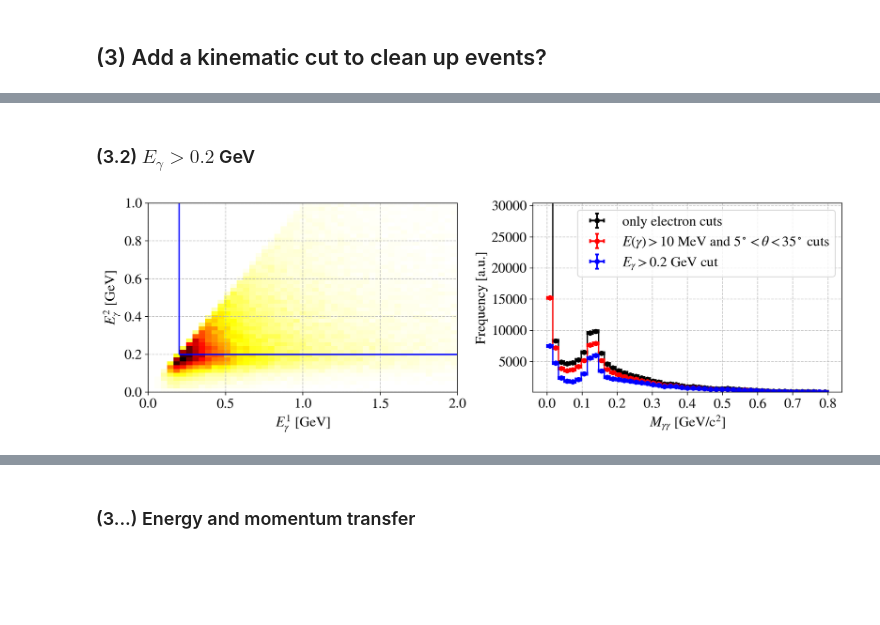
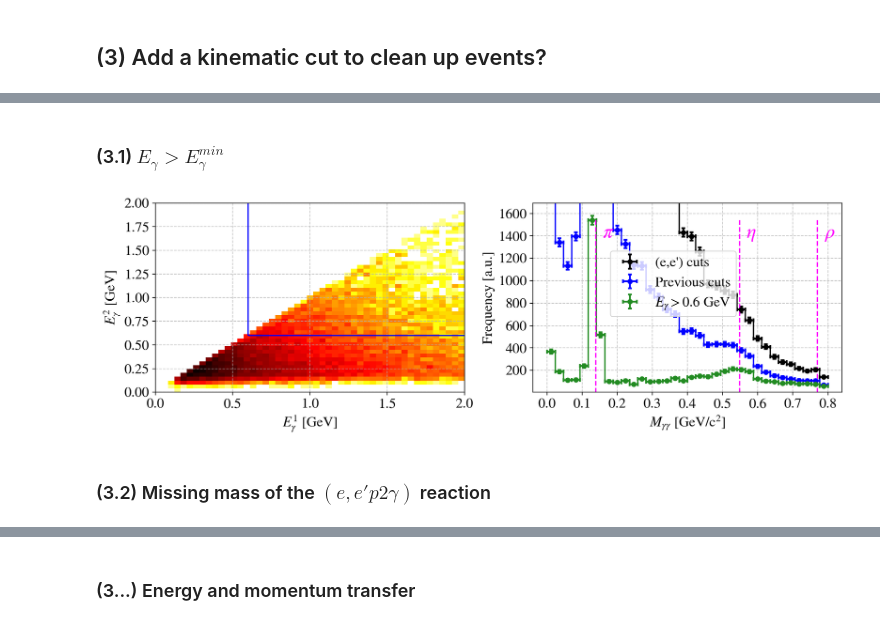
Before and after one commit to erezcoh4/CLAS12_BranchingRatios_Analysis, a Jupyter notebook: PythonAnalysis/InvariantMass_2gammas/FirstLookAtInvariantMass.ipynb, the cells around one changed output, grey strips where cells are left out. Saved outputs shown, nothing was run; the diff lists cells and outputs as text; code cells hidden in the pictures; blank space fills up the shorter version.

```diff
--- a/PythonAnalysis/InvariantMass_2gammas/FirstLookAtInvariantMass.ipynb
+++ b/PythonAnalysis/InvariantMass_2gammas/FirstLookAtInvariantMass.ipynb
@@ -25,7 +25,7 @@ Loaded bin migration and acceptance weights from MC calculations.
 ### (1.1) Load data file
 # %%
 data_path  = "/Users/erezcohen/Desktop/data/CLAS12/RGB/BranchingRatios/sidisdvcs"
-subdirname = "sidisdvcs_25Dec2024_commit_6ee9374"
+subdirname = "sidisdvcs_27Dec2024_commit_1fb8ef9"
 run        = 6164
 filename   = "skimmed_BranchingRatios_sidisdvcs_%06d_eep2gX.csv"%run
 fullfile   = data_path + "/" + subdirname + "/" + filename
@@ -131,10 +118,12 @@ var = "Mgg"
 x = data_after_cuts[var]
 fig = plt.figure(figsize=(8,4))
 ax = fig.add_subplot(1,1,1)
-h = plot_step_hist(x,bins=bins_Mgg);
-ymax = np.max(h)
+h_all  = plot_step_hist(data[var],            bins=bins_Mgg ,color='k');
+h_cuts = plot_step_hist(data_after_cuts[var], bins=bins_Mgg, color='b');
+
+ymax = 12000 #np.max(h)
 for resname,M_res in zip(['\\pi','\\eta','\\rho'],[M_pi,M_eta,M_rho]):
-    plt.vlines(M_res, 0,ymax,linestyles='--',colors='royalblue');
-    plt.text(M_res+0.02,0.95*ymax,"$"+resname+"$",color='royalblue',fontsize=22)
-set_axes(ax,'$M_{\gamma\gamma}$ [GeV/c$^2$]','Frequency [a.u.]',fontsize=16,do_add_grid=True);
+    plt.vlines(M_res, 0,ymax,linestyles='--',colors='magenta');
+    plt.text(M_res+0.02,0.9*ymax,"$"+resname+"$",color='magenta',fontsize=22)
+set_axes(ax,'$M_{\gamma\gamma}$ [GeV/c$^2$]','Frequency [a.u.]',fontsize=16,do_add_grid=True,ylim=(0,ymax));
 # %% [output]
@@ -171,24 +133,34 @@ set_axes(ax,'$M_{\gamma\gamma}$ [GeV/c$^2$]','Frequency [a.u.]',fontsize=16,do_a
 # %% [markdown]
-### (3.2) $E_\gamma > 0.2$ GeV
+### (3.1) $E_\gamma > E_\gamma^{min}$
 # %%
-Eg_min = 0.2
+bins_Mgg=np.linspace(0,0.8,35)
+Eg_min = 0.6
 
 x = data_after_cuts["g1_E"]
 y = data_after_cuts["g2_E"]
 fig = plt.figure(figsize=(12,4),tight_layout = True)
 ax = fig.add_subplot(1,2,1)
-plot_2d_hist(x,y,bins=(np.linspace(0,2,50),np.linspace(0,1,50)),ax=ax);
+plot_2d_hist(x,y,bins=(np.linspace(0,2,50),np.linspace(0,2,50)),ax=ax,norm='log');
 set_axes(ax,"$E_\gamma^1$ [GeV]","$E_\gamma^2$ [GeV]",fontsize=16,do_add_grid=True,xticks=(0,0.5,1,1.5,2));
-plt.vlines(Eg_min,Eg_min,1,colors='b')
+plt.vlines(Eg_min,Eg_min,2,colors='b')
 plt.hlines(Eg_min,Eg_min,2,colors='b')
-
+# ax.set_zscale('log')
 
 data_sliced = data_after_cuts[(data_after_cuts["g1_E"] > Eg_min) & (data_after_cuts["g2_E"] > Eg_min)]
 var = "Mgg"
 ax = fig.add_subplot(1,2,2)
-h_all = plot_step_hist(data[var],            bins=bins_Mgg ,color='k', label = 'only electron cuts');
-h_cut = plot_step_hist(data_after_cuts[var], bins=bins_Mgg, color='r', label = '$E(\gamma) > 10$ MeV and $5^\circ < \\theta < 35^\circ$ cuts');
-h_sliced = plot_step_hist(data_sliced[var],  bins=bins_Mgg, color='b', label = '$E_\gamma > 0.2$ GeV cut');
-set_axes(ax,'$M_{\gamma\gamma}$ [GeV/c$^2$]','Frequency [a.u.]',fontsize=16,do_add_grid=True, ylim=(50,2*np.max(h_cut)), do_add_legend=True);
+h_all = plot_step_hist(data[var],            bins=bins_Mgg ,color='k', label = "(e,e') cuts");
+h_cut = plot_step_hist(data_after_cuts[var], bins=bins_Mgg, color='b', label = 'Previous cuts');
+h_sliced = plot_step_hist(data_sliced[var],  bins=bins_Mgg, color='forestgreen', label = '$E_\gamma > %.1f$ GeV'%Eg_min);
+ymax = np.max(h_sliced)
+for resname,M_res in zip(['\\pi','\\eta','\\rho'],[M_pi,M_eta,M_rho]):
+    plt.vlines(M_res, 0,ymax,linestyles='--',colors='magenta');
+    plt.text(M_res+0.02,0.9*ymax,"$"+resname+"$",color='magenta',fontsize=22)
+
+set_axes(ax,'$M_{\gamma\gamma}$ [GeV/c$^2$]','Frequency [a.u.]',fontsize=16,do_add_grid=True, ylim=(5,1.1*ymax), do_add_legend=True,legend_loc=(0.25,0.4));
+# ax.legend(bbox_to_anchor=(1.,1.05))
+# ax.set_yscale('log')
 # %% [output]
-[figure, old version]
+[figure, new version]
+# %% [markdown]
+### (3.2) Missing mass of the $(e,e'p2\gamma)$ reaction
```
Also changed, not shown: parts of 19 cells of this notebook, 4 other files.
